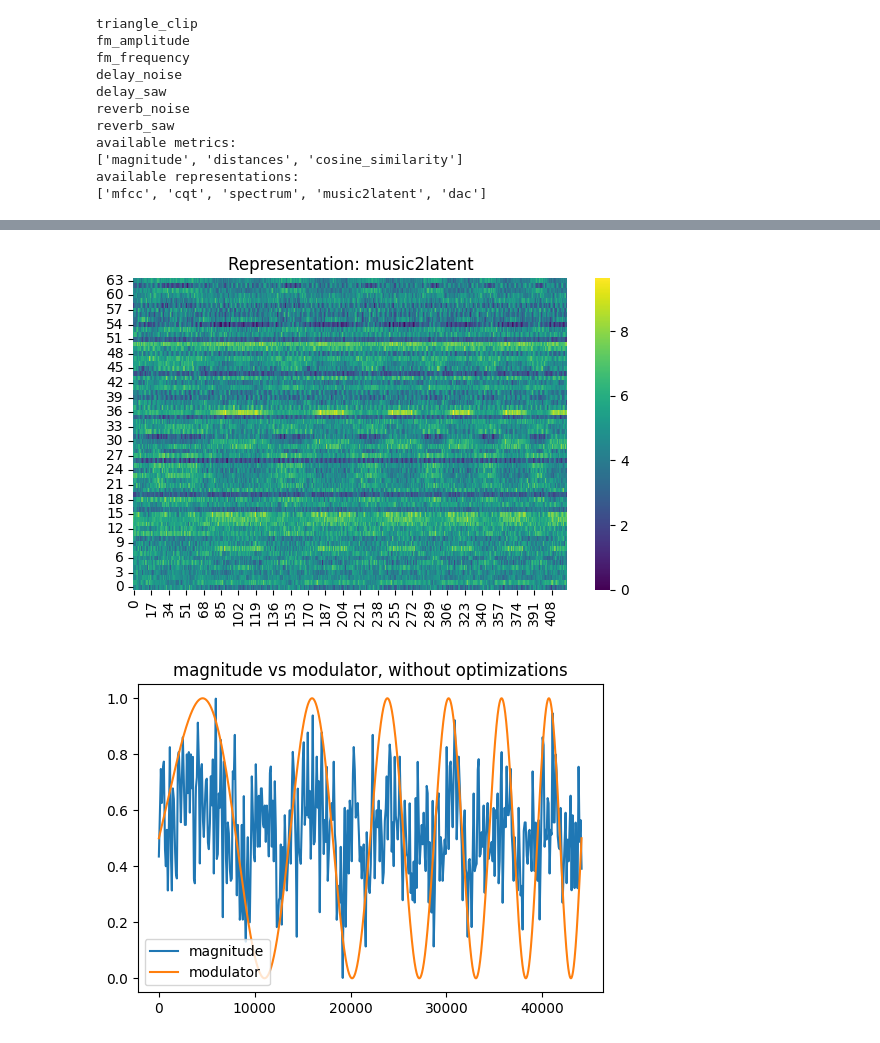
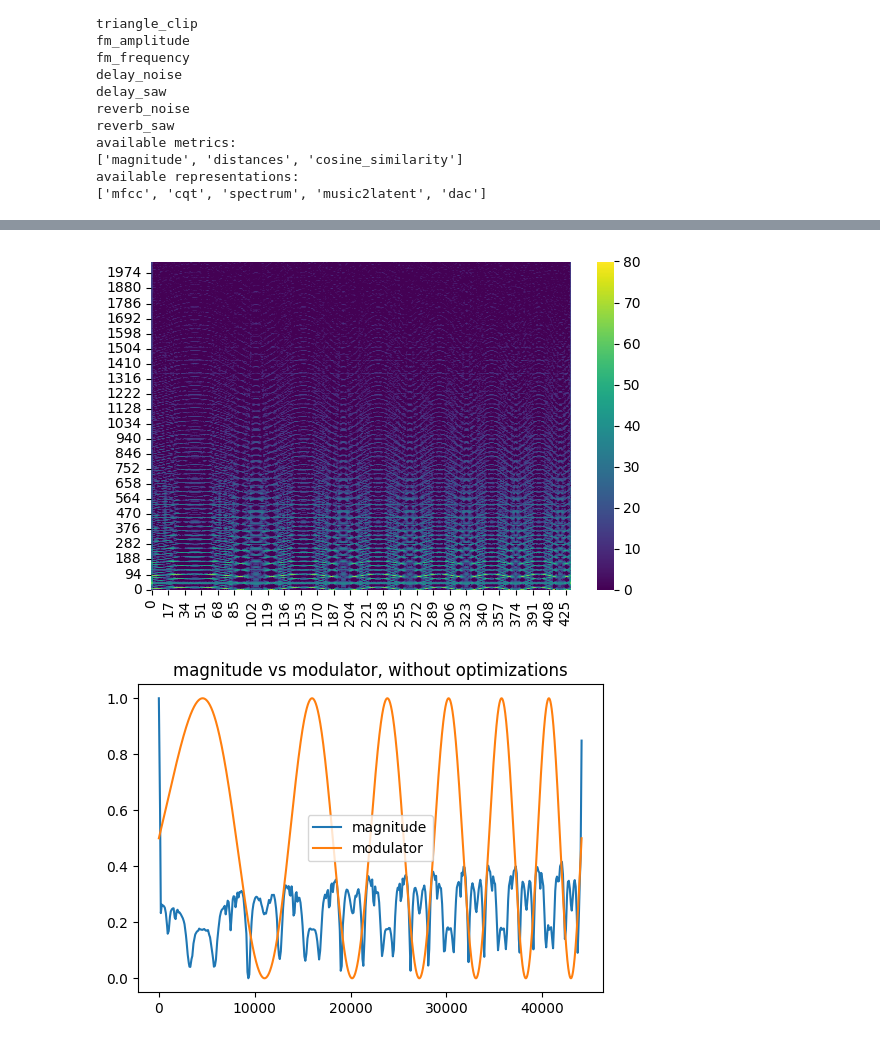
Before and after one commit to inspektral/sonic-trajectories, a Jupyter notebook: nmf-test.ipynb, the cells around one changed output, grey strips where cells are left out. Saved outputs shown, nothing was run; the diff lists cells and outputs as text; code cells hidden in the pictures.

```diff
--- a/nmf-test.ipynb
+++ b/nmf-test.ipynb
@@ -66,41 +66,44 @@ available representations:
 # %%
 TEST = "fm_frequency"
 REPR = "music2latent"
+REPR = "spectrum"
 METRIC = "magnitude"
 # %%
 audio, modulator = tests[TEST]()
 length = int(len(modulator) / 10)
 
 def norm_stretch(arr, length):
     arr = utils.norm(arr)
     arr = utils.stretch_array(arr, length)
     return arr
 
 modulator = norm_stretch(modulator, length)
 repr = utils.calc_representation(audio, REPR)
 minimum = np.abs(np.min(repr))
 repr = repr + minimum
 
 # NMF
 import librosa
 
 components, activations = librosa.decompose.decompose(
     repr,
     n_components=4,
     sort=True,
     random_state=42
 )
 
 display(Audio(audio, rate=44100))
 
+
+
 utils.plot_heatmap(
     repr,
-    title=f"Representation: {REPR}",
+    title=f"",
     small=True
 )
 # %% [output]
 [interactive output not drawn]
-[figure, old version]
+[figure, new version]
 # %%
 metric = utils.calc_metric(repr, METRIC)
 metric = utils.norm_stretch(metric, length)
@@ -112,7 +115,7 @@ plt.title(f'{METRIC} vs modulator, without optimizations')
 plt.legend()
 plt.show()
 # %% [output]
-[figure, old version]
+[figure, new version]
 # %%
 distance = utils.calc_metric(repr, "distances")
 distance = utils.norm_stretch(distance, length)
```
Also changed, not shown: parts of 9 cells of this notebook, 4 other files.
